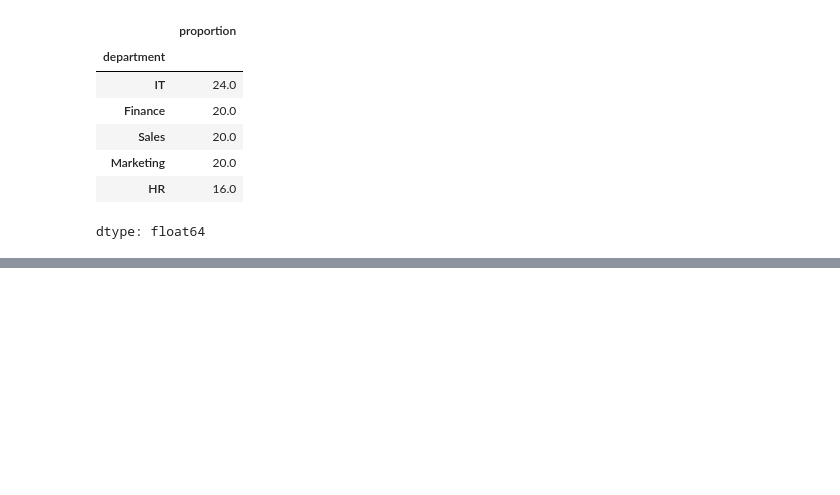
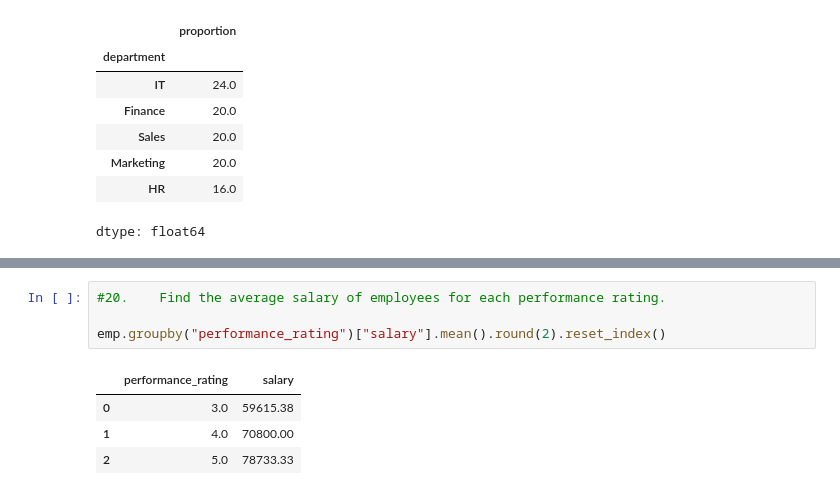
Before and after one commit to Vasista-G/GoogleCollab_Python, a Jupyter notebook: Pandaslearn.ipynb, the cells around one changed output, grey strips where cells are left out. Saved outputs shown, nothing was run; the diff lists cells and outputs as text; blank space fills up the shorter version.

```diff
--- a/Pandaslearn.ipynb
+++ b/Pandaslearn.ipynb
@@ -182,0 +240,9 @@ dtype: float64
+# %%
+#20.	Find the average salary of employees for each performance rating.
+
+emp.groupby("performance_rating")["salary"].mean().round(2).reset_index()
+# %% [output]
+|  | performance_rating | salary |
+| 0 | 3.0 | 59615.38 |
+| 1 | 4.0 | 70800.00 |
+| 2 | 5.0 | 78733.33 |
```
Also changed, not shown: parts of 6 cells of this notebook.
